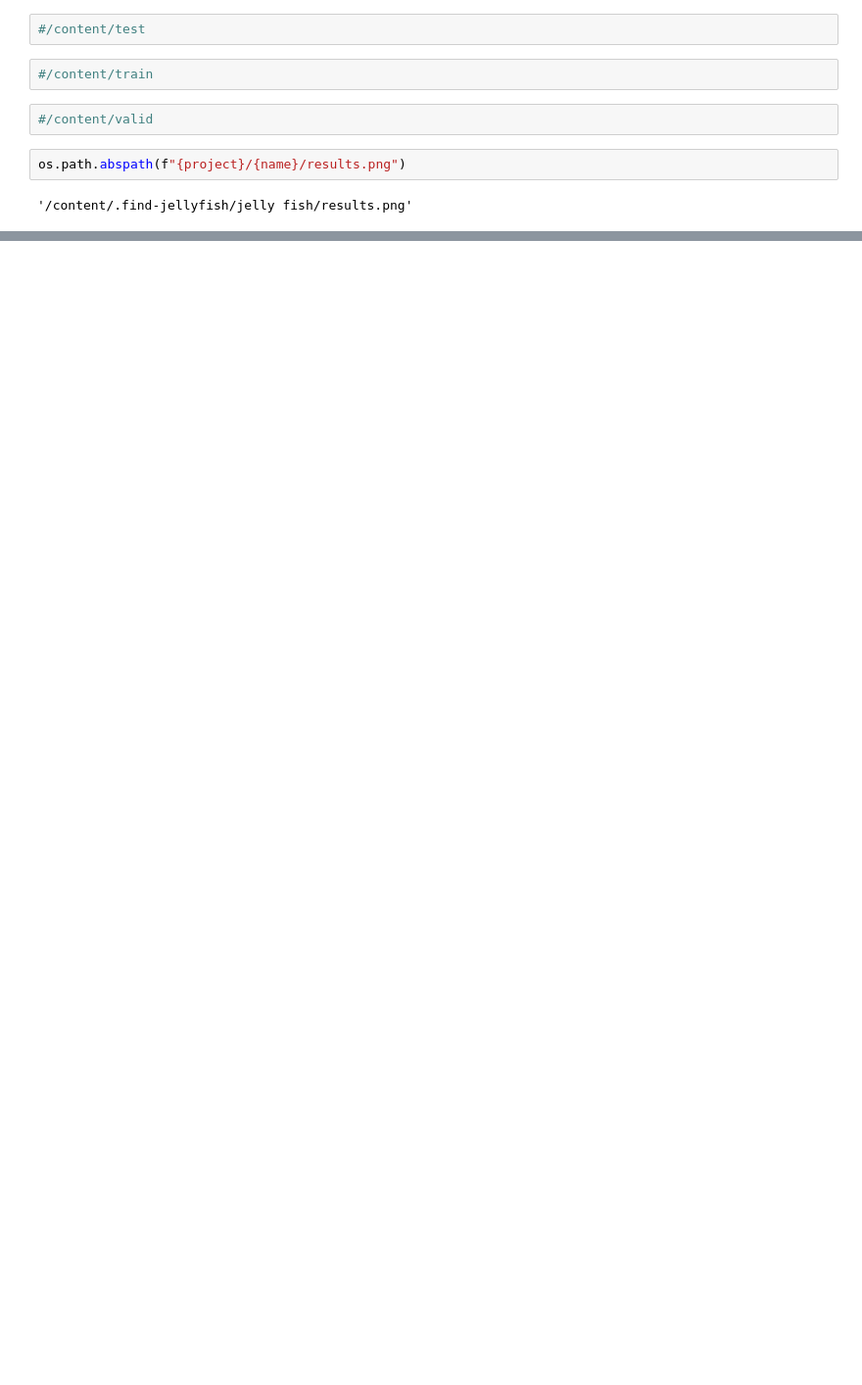
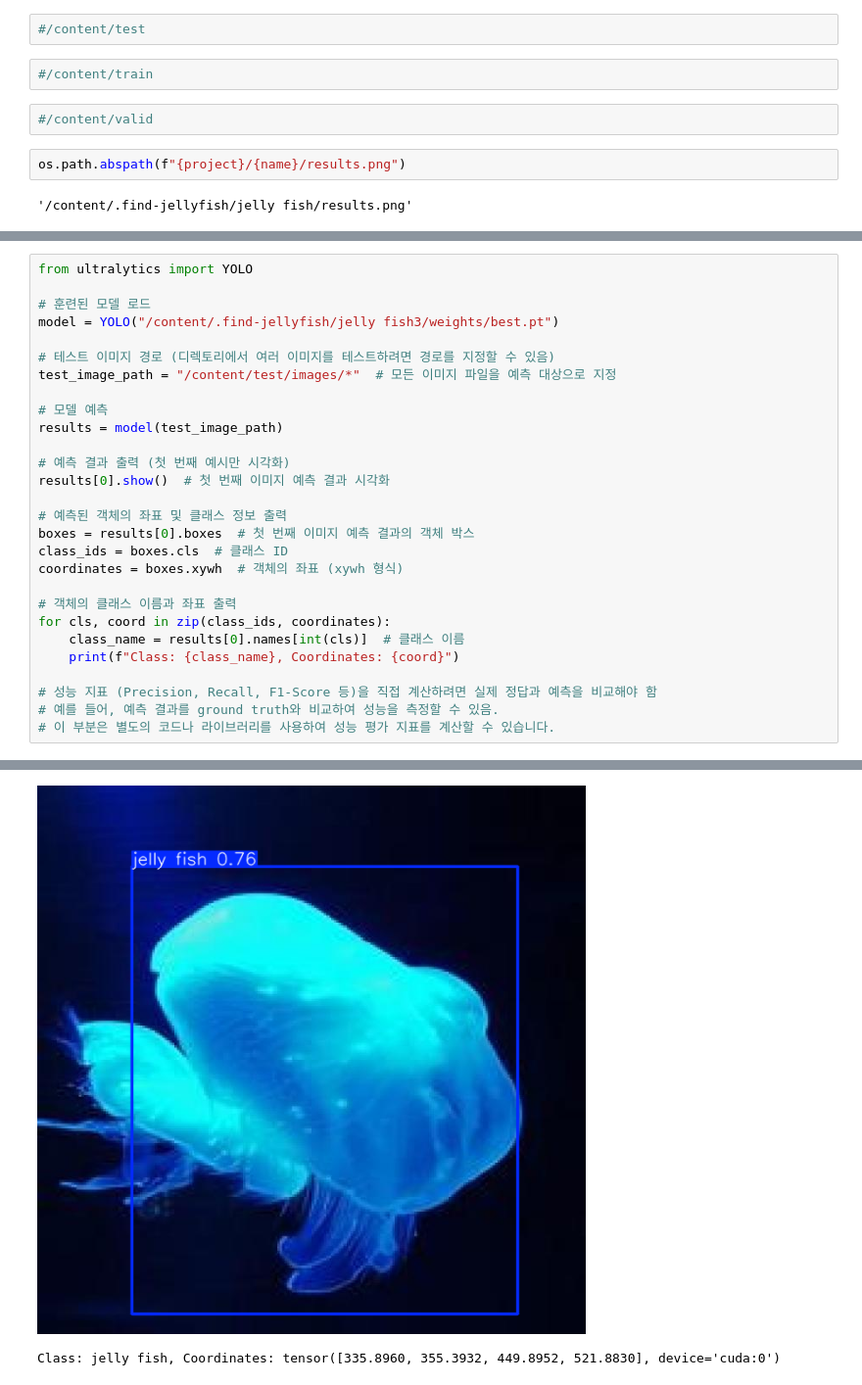
Before and after one commit to skyisthe774/ZAQ, a Jupyter notebook: jellyfish.ipynb, the cells around one changed output, grey strips where cells are left out. Shown at 98% size. Saved outputs shown, nothing was run; the diff lists cells and outputs as text; blank space fills up the shorter version.

```diff
--- a/jellyfish.ipynb
+++ b/jellyfish.ipynb
@@ -144,0 +242,29 @@ show_image("/content/.find-jellyfish/jelly fish3/results.png", width=800)
+# %%
+from ultralytics import YOLO
+
+# 훈련된 모델 로드
+model = YOLO("/content/.find-jellyfish/jelly fish3/weights/best.pt")
+
+# 테스트 이미지 경로 (디렉토리에서 여러 이미지를 테스트하려면 경로를 지정할 수 있음)
+test_image_path = "/content/test/images/*"  # 모든 이미지 파일을 예측 대상으로 지정
+
+# 모델 예측
+results = model(test_image_path)
+
+# 예측 결과 출력 (첫 번째 예시만 시각화)
+results[0].show()  # 첫 번째 이미지 예측 결과 시각화
+
+# 예측된 객체의 좌표 및 클래스 정보 출력
+boxes = results[0].boxes  # 첫 번째 이미지 예측 결과의 객체 박스
+class_ids = boxes.cls  # 클래스 ID
+coordinates = boxes.xywh  # 객체의 좌표 (xywh 형식)
+
+# 객체의 클래스 이름과 좌표 출력
+for cls, coord in zip(class_ids, coordinates):
+    class_name = results[0].names[int(cls)]  # 클래스 이름
+    print(f"Class: {class_name}, Coordinates: {coord}")
+
+# 성능 지표 (Precision, Recall, F1-Score 등)을 직접 계산하려면 실제 정답과 예측을 비교해야 함
+# 예를 들어, 예측 결과를 ground truth와 비교하여 성능을 측정할 수 있음.
+# 이 부분은 별도의 코드나 라이브러리를 사용하여 성능 평가 지표를 계산할 수 있습니다.
+# %% [output]
@@ -144,0 +288,2 @@ show_image("/content/.find-jellyfish/jelly fish3/results.png", width=800)
+[figure, added]
+Class: jelly fish, Coordinates: tensor([335.8960, 355.3932, 449.8952, 521.8830], device='cuda:0')
```
Also changed, not shown: parts of 11 cells of this notebook.
